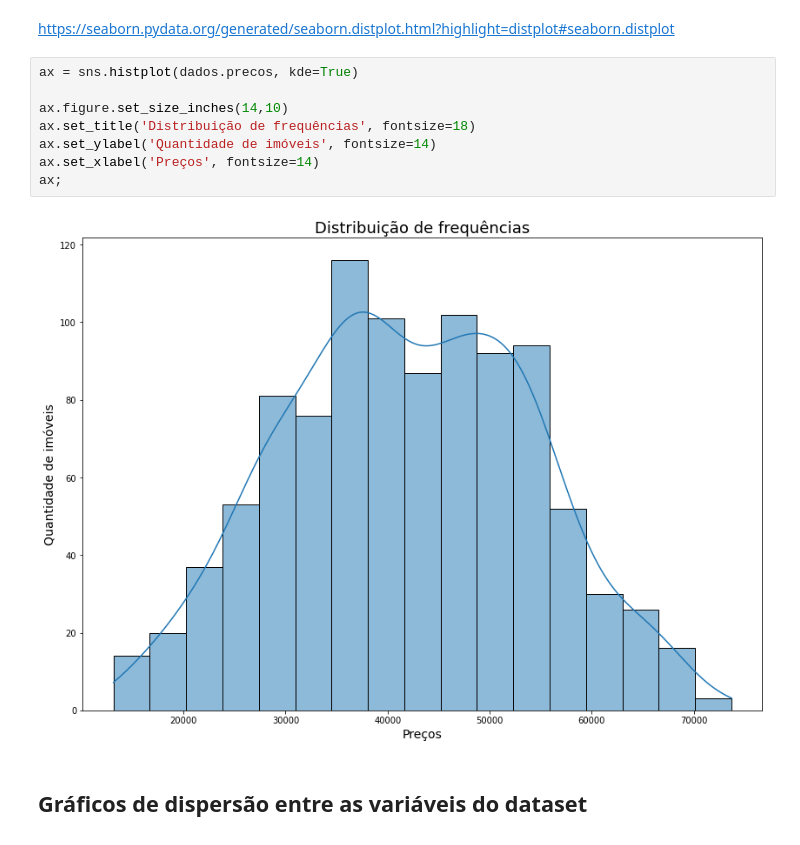
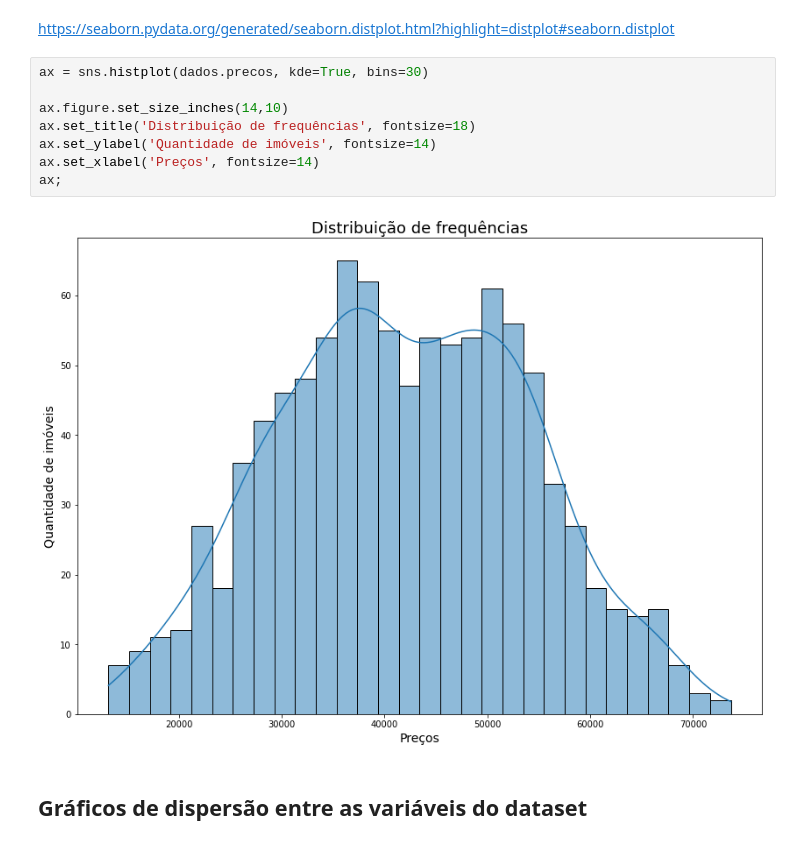
Before and after one commit to Daniel-ASG/Course_Classes, a Jupyter notebook: Regressao_Linear_Exercicio.ipynb, the cells around one changed output. Drawn from its saved outputs; the diff is of its cells as text.

```diff
--- a/Regressao_Linear_Exercicio.ipynb
+++ b/Regressao_Linear_Exercicio.ipynb
@@ -212,15 +211,15 @@ Construa um histograma da variável dependente (Preço).
 # %% [markdown]
 https://seaborn.pydata.org/generated/seaborn.distplot.html?highlight=distplot#seaborn.distplot
 # %%
-ax = sns.histplot(dados.precos, kde=True)
+ax = sns.histplot(dados.precos, kde=True, bins=30)
 
 ax.figure.set_size_inches(14,10)
 ax.set_title('Distribuição de frequências', fontsize=18)
 ax.set_ylabel('Quantidade de imóveis', fontsize=14)
 ax.set_xlabel('Preços', fontsize=14)
 ax;
 # %% [output]
-[figure, old version]
+[figure, new version]
 # %% [markdown]
 ## Gráficos de dispersão entre as variáveis do dataset
 # %% [markdown]
```
Also changed, not shown: parts of 13 cells of this notebook.
